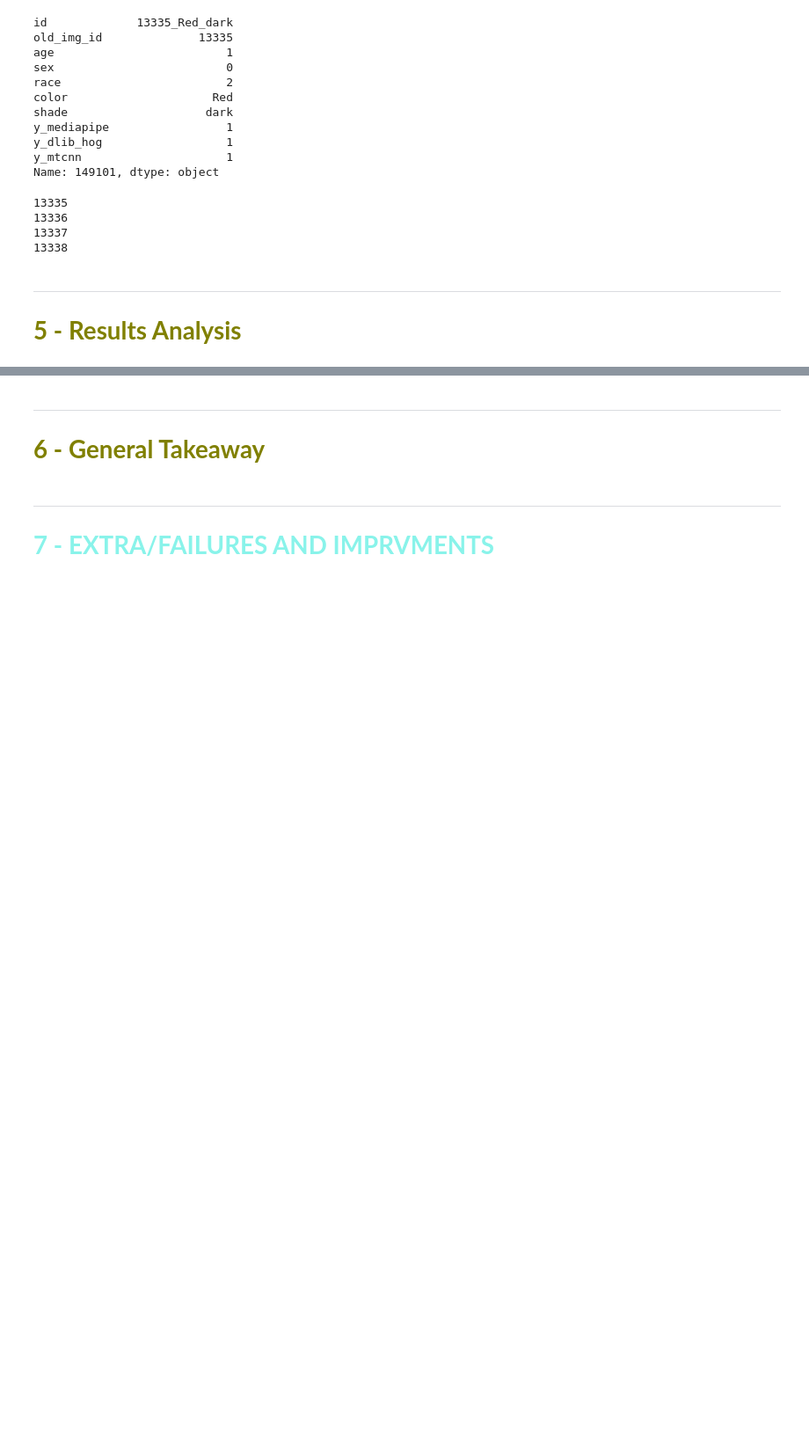
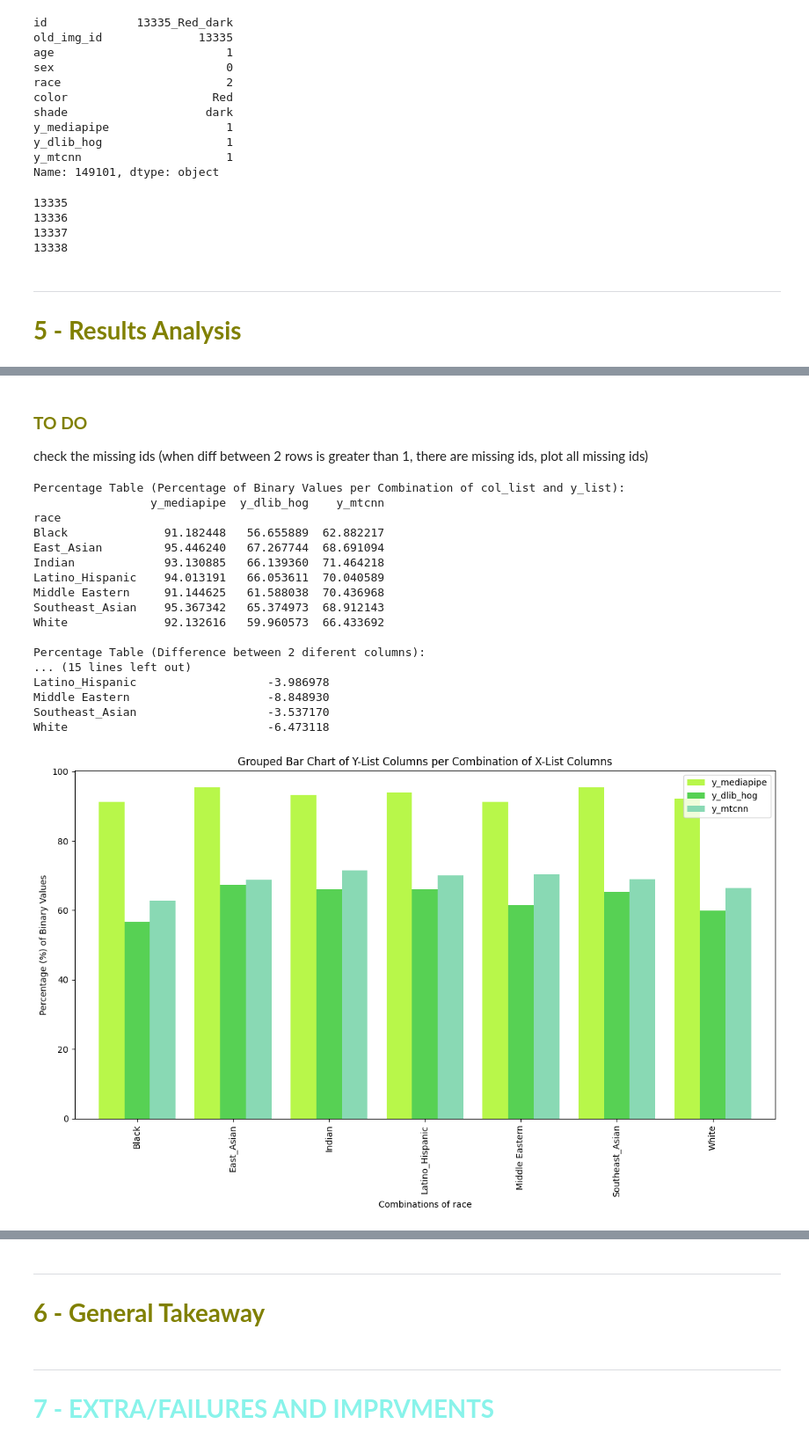
Before and after one commit to BOB-o-rabanete/Colored_Faces, a Jupyter notebook: main.ipynb, the cells around one changed output, grey strips where cells are left out. Shown at 88% size. Cells and saved outputs as stored; diff of their text form; code cells hidden in the pictures; blank space fills up the shorter version.

```diff
--- a/main.ipynb
+++ b/main.ipynb
@@ -388,11 +395,10 @@ rows = []
 
 start_idx = 13336
 stop_idx = 50000
+subset = dataset["train"].select(range(start_idx, stop_idx))
 #for idx, row in enumerate(dataset["train"][start_idx:], start=start_idx): #dataset["train"]
-for idx, row in enumerate(
-    dataset["train"][start_idx:stop_idx],
-    start=start_idx
-):
+
+for idx, row in enumerate(subset, start=start_idx):
     print(f"curr id =\n ---> {idx}")
 
     # --- Base metadata ---
@@ -509,0 +491,3 @@ for same shade:
+# %%
+df = pd.read_csv("face_detection_results.csv")
+df.head()
@@ -509,0 +504,24 @@ for same shade:
+# %%
+
+d_sex={0: 'Male',
+       1: 'Female'}
+d_race={0: 'East_Asian',
+        1: 'Indian',
+        2: 'Black',
+        3: 'White',
+        4: 'Middle Eastern',
+        5: 'Latino_Hispanic',
+        6: 'Southeast_Asian'}
+d_age={0:'0-2',
+       1:'3-9',
+       2:'10-19',
+       3:'20-29',
+       4:'30-39',
+       5:'40-49',
+       6:'50-59',
+       7:'60-69',
+       }
+
+df['sex'] = df['sex'].map(d_sex)
+df['race'] = df['race'].map(d_race)
+df['age'] = df['age'].map(d_age)
@@ -509,0 +537,3 @@ for same shade:
+# %% [markdown]
+<h3 style="color:olive;"><b>TO DO </b></h3>
+check the missing ids (when diff between 2 rows is greater than 1, there are missing ids, plot all missing ids)
@@ -509,0 +604,22 @@ for same shade:
+# %%
+c_l = ["#B8F74A", "#57D154", "#89D9B4"]
+generalScoreModel(df=df, col_list=['race'], color=c_l)
+# %% [output]
+Percentage Table (Percentage of Binary Values per Combination of col_list and y_list):
+                 y_mediapipe  y_dlib_hog    y_mtcnn
+race
+Black              91.182448   56.655889  62.882217
+East_Asian         95.446240   67.267744  68.691094
+Indian             93.130885   66.139360  71.464218
+Latino_Hispanic    94.013191   66.053611  70.040589
+Middle Eastern     91.144625   61.588038  70.436968
+Southeast_Asian    95.367342   65.374973  68.912143
+White              92.132616   59.960573  66.433692
+
+Percentage Table (Difference between 2 diferent columns):
+... (15 lines left out)
+Latino_Hispanic                   -3.986978
+Middle Eastern                    -8.848930
+Southeast_Asian                   -3.537170
+White                             -6.473118
+[figure, added]
```
Also changed, not shown: parts of 23 cells of this notebook, 2 other files.
